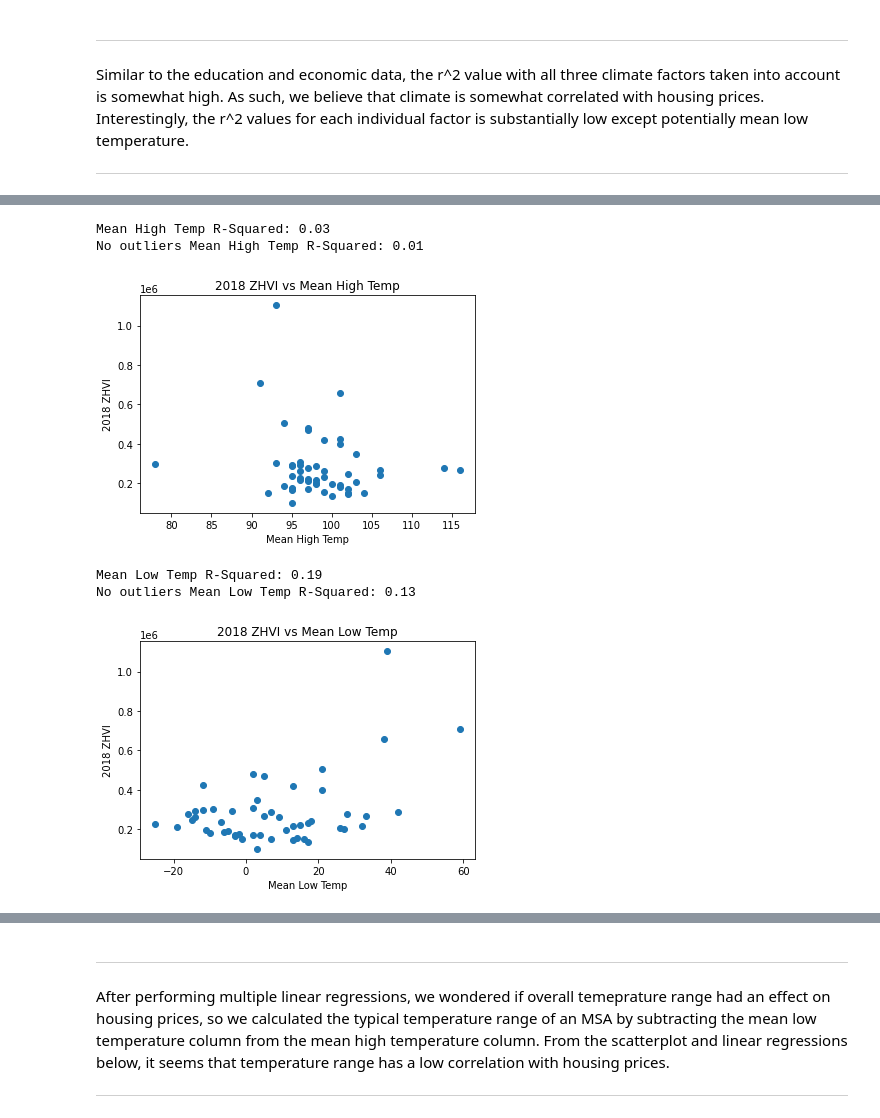
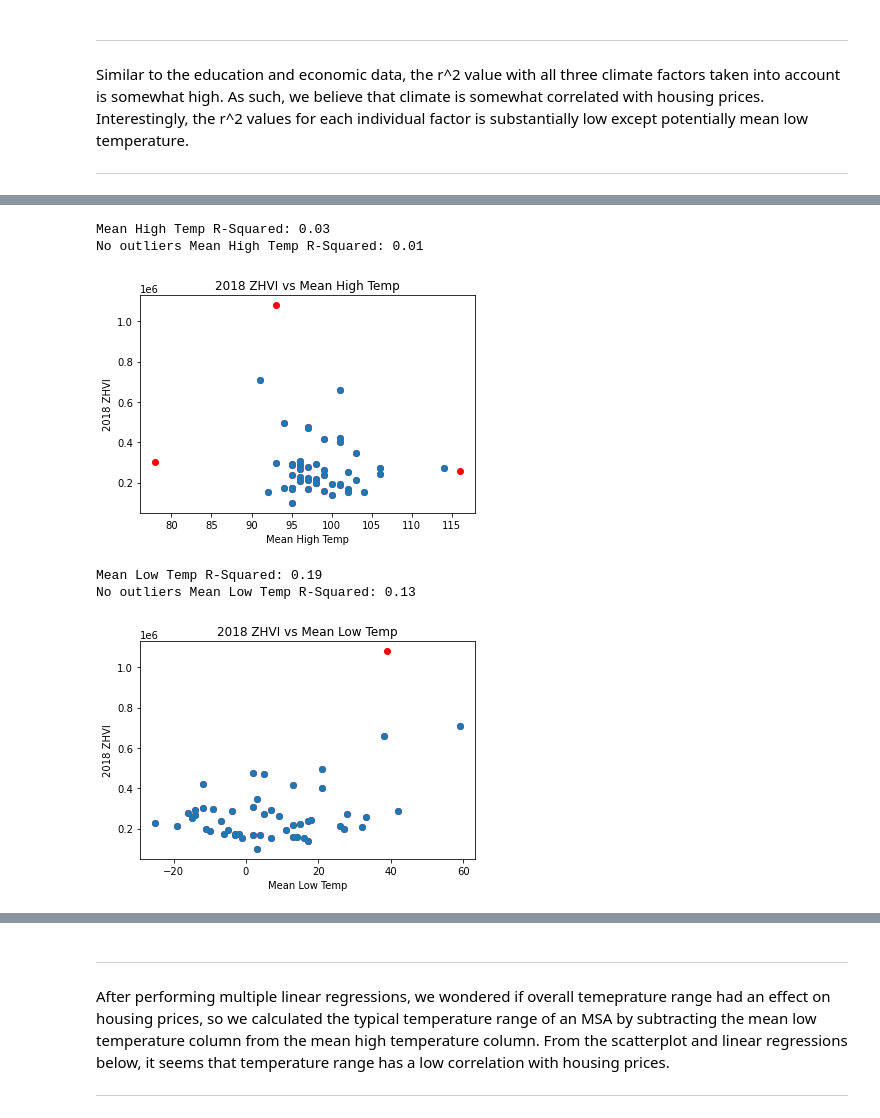
Before and after one commit to Wichaelian/INFO2950, a Jupyter notebook: Phase V.ipynb, the cells around one changed output, grey strips where cells are left out. Saved outputs shown, nothing was run; the diff lists cells and outputs as text; code cells hidden in the pictures.

Commit message:
outlier graphs

```diff
--- a/Phase V.ipynb
+++ b/Phase V.ipynb
@@ -119,6 +119,15 @@ def performRsquaredNoOutliers(var, isGraph):
         plt.scatter(nonoutliermsazhvi[var], nonoutliermsazhvi['2018 ZHVI'])
         plt.xlabel(var)
         plt.ylabel('2018 ZHVI')
+# %%
+def graphBoth(var):
+    selectedmsazhvi = msazhvi[[var, '2018 ZHVI']]
+    nonoutliermsazhvi = selectedmsazhvi[(np.abs(stats.zscore(selectedmsazhvi)) < 3).all(axis=1)]
+    plt.scatter(msazhvi[var], msazhvi['2018 ZHVI'], c='red')
+    plt.scatter(nonoutliermsazhvi[var], nonoutliermsazhvi['2018 ZHVI'])
+    plt.xlabel(var)
+    plt.ylabel('2018 ZHVI')
+    plt.title("2018 ZHVI vs " + var)
 # %% [markdown]
 ---
 ### Education, Income, Property Tax, Rent Data Analysis
@@ -284,15 +297,17 @@ Climate R-squared: 0.5881900961047771
 # %%
-performRsquared('Mean High Temp', True)
+performRsquared('Mean High Temp', False)
 performRsquaredNoOutliers('Mean High Temp', False)
+graphBoth('Mean High Temp')
 # %% [output]
 Mean High Temp R-Squared: 0.03
 No outliers Mean High Temp R-Squared: 0.01
-[figure, old version]
+[figure, new version]
 # %%
-performRsquared('Mean Low Temp', True)
+performRsquared('Mean Low Temp', False)
 performRsquaredNoOutliers('Mean Low Temp', False)
+graphBoth('Mean Low Temp')
 # %% [output]
 Mean Low Temp R-Squared: 0.19
 No outliers Mean Low Temp R-Squared: 0.13
-[figure, old version]
+[figure, new version]
 # %%
```
Also changed, not shown: parts of 13 cells of this notebook.
